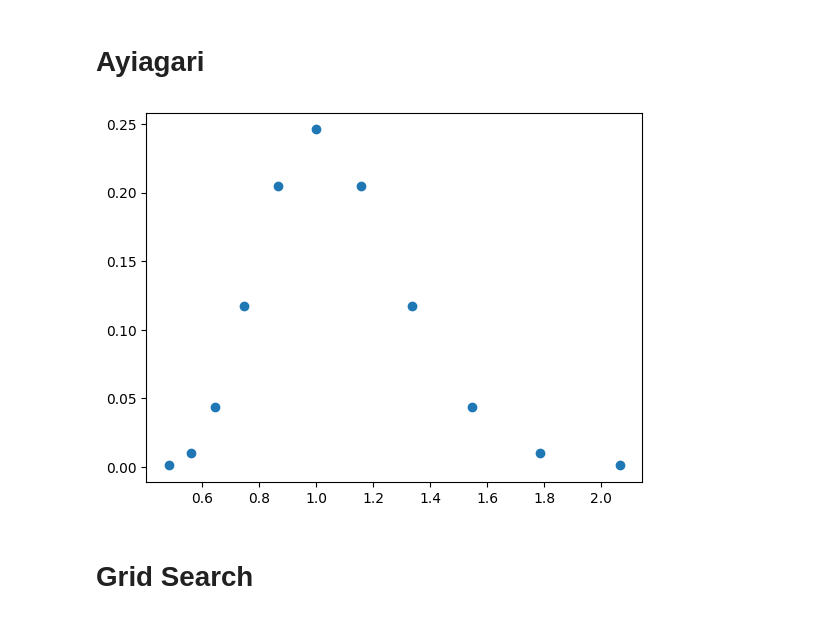
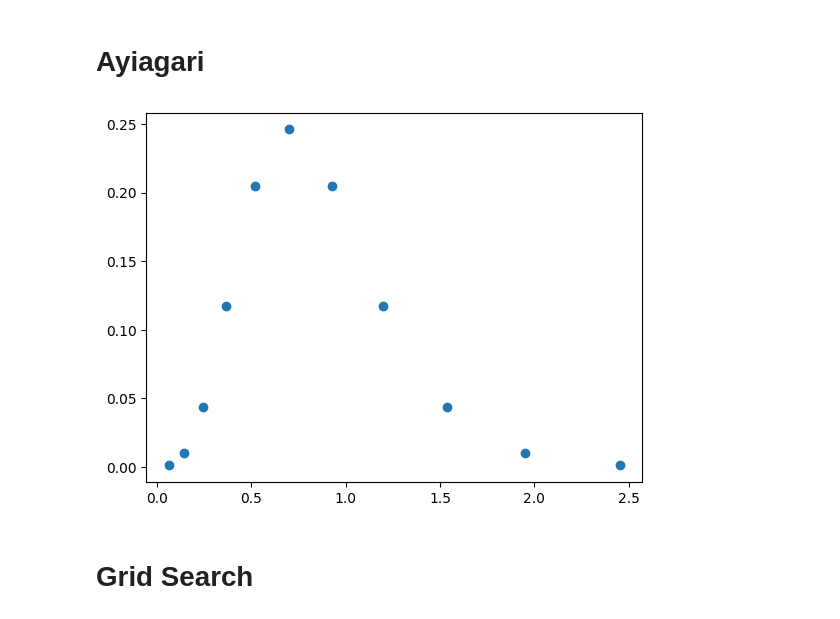
Before and after one commit to marcdelabarrera/14_462, a Jupyter notebook: recitation_2/recitation_2.ipynb, the cells around one changed output. Cells and saved outputs as stored; diff of their text form; code cells hidden in the pictures.

```diff
--- a/recitation_2/recitation_2.ipynb
+++ b/recitation_2/recitation_2.ipynb
@@ -62,22 +62,22 @@ Tauchen           5.143
 # %% [markdown]
 # Ayiagari
 # %%
-phi = 0
-r = 0.03
+phi = -5
 beta = 0.99
-rho = 0.9
+r = 0
+rho = 0.95
 sigma = 0.1
 # %%
 n_y = 11
 markov = rouwenhorst(n = n_y,rho = rho, sigma = sigma)
-y_states = np.exp(markov.state_values)
+y_states = jnp.exp(markov.state_values)-0.3
 transition_matrix = markov.P
 
 fig, ax = plt.subplots()
 ax.scatter(y_states, markov.stationary_distributions.flatten())
 fig.show()
 # %% [output]
-[figure, old version]
+[figure, new version]
 # %% [markdown]
 # Grid Search
 # %% [markdown]
```
Also changed, not shown: parts of 32 cells of this notebook, 4 other files.
